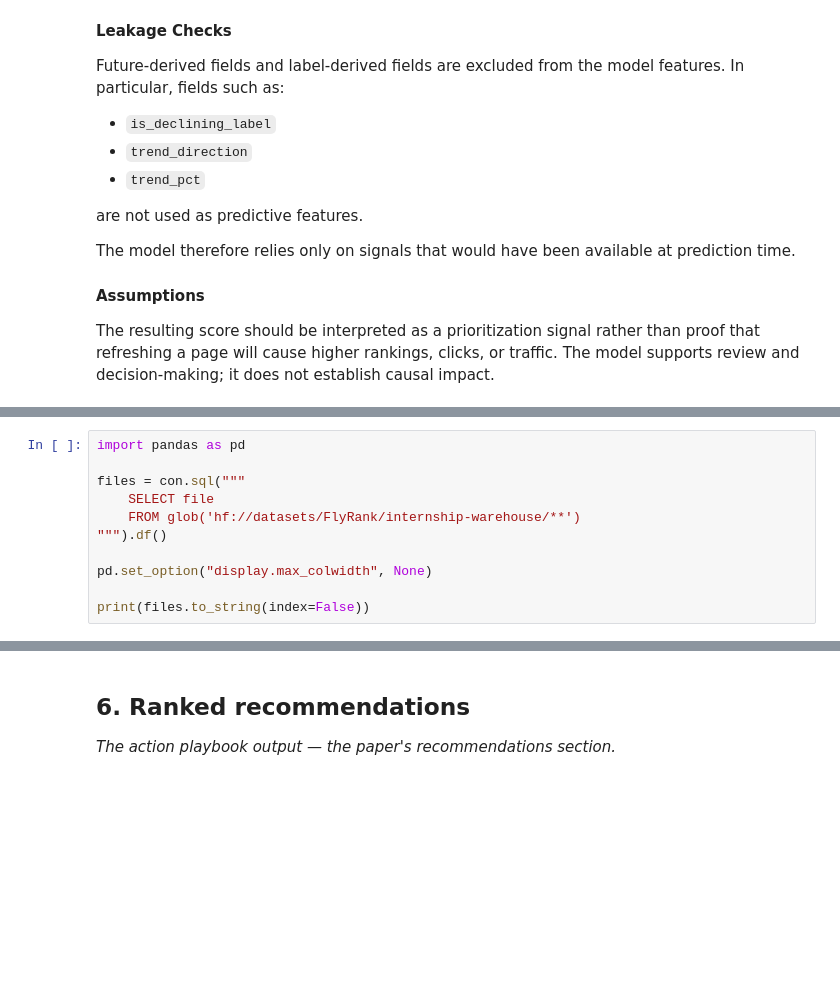
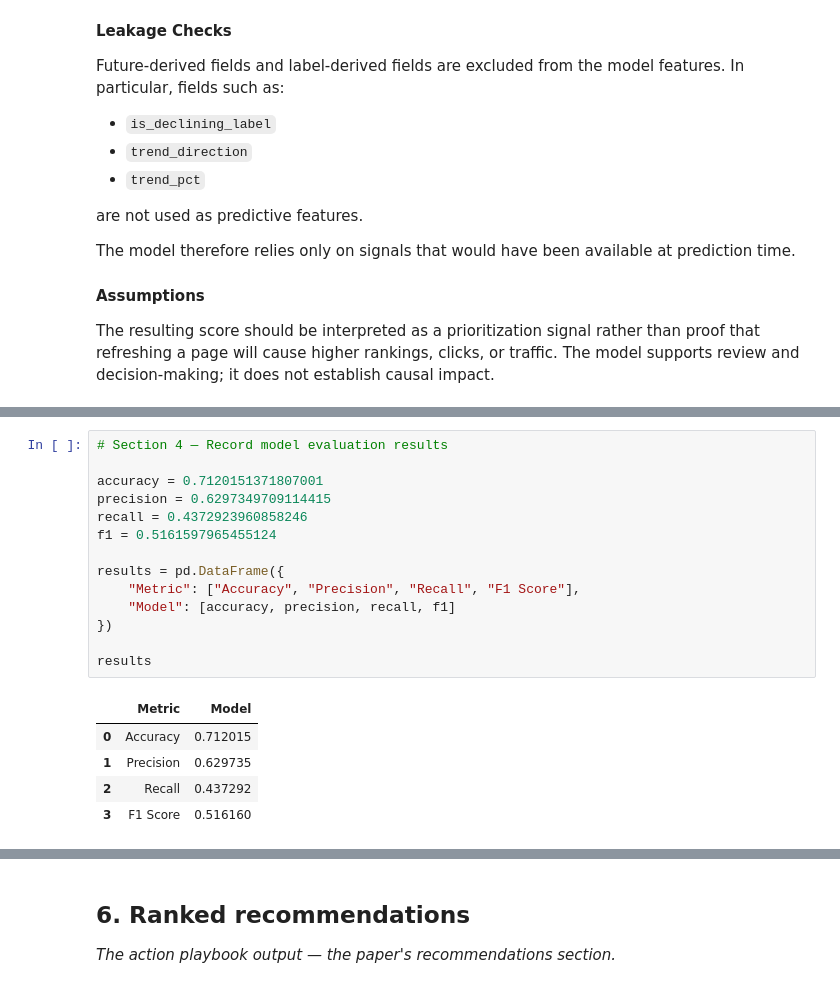
Before and after one commit to Saurabh07-Nishad/flyrank-ml-internship, a Jupyter notebook: work/notebooks/capstone.ipynb, the cells around one changed output, grey strips where cells are left out. Drawn from its saved outputs; the diff is of its cells as text; blank space fills up the shorter version.

```diff
--- a/work/notebooks/capstone.ipynb
+++ b/work/notebooks/capstone.ipynb
@@ -273,11 +91,0 @@ print(con.sql("""
-# %%
-import pandas as pd
-
-files = con.sql("""
-    SELECT file
-    FROM glob('hf://datasets/FlyRank/internship-warehouse/**')
-""").df()
-
-pd.set_option("display.max_colwidth", None)
-
-print(files.to_string(index=False))
@@ -384,0 +378,20 @@ comparison.head()
+# %%
+# Section 4 — Record model evaluation results
+
+accuracy = 0.7120151371807001
+precision = 0.6297349709114415
+recall = 0.4372923960858246
+f1 = 0.5161597965455124
+
+results = pd.DataFrame({
+    "Metric": ["Accuracy", "Precision", "Recall", "F1 Score"],
+    "Model": [accuracy, precision, recall, f1]
+})
+
+results
+# %% [output]
+|  | Metric | Model |
+| 0 | Accuracy | 0.712015 |
+| 1 | Precision | 0.629735 |
+| 2 | Recall | 0.437292 |
+| 3 | F1 Score | 0.516160 |
```
Also changed, not shown: parts of 43 cells of this notebook.
